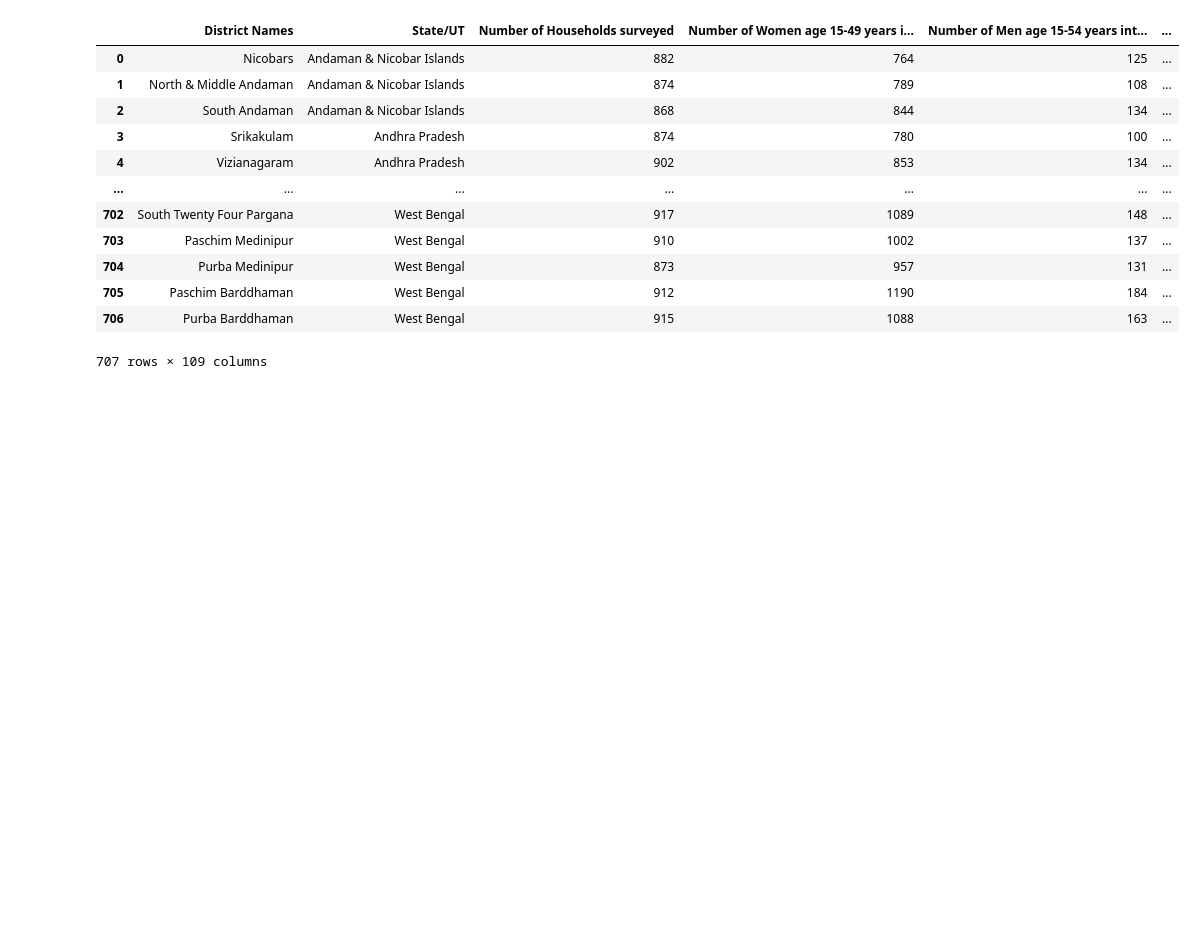
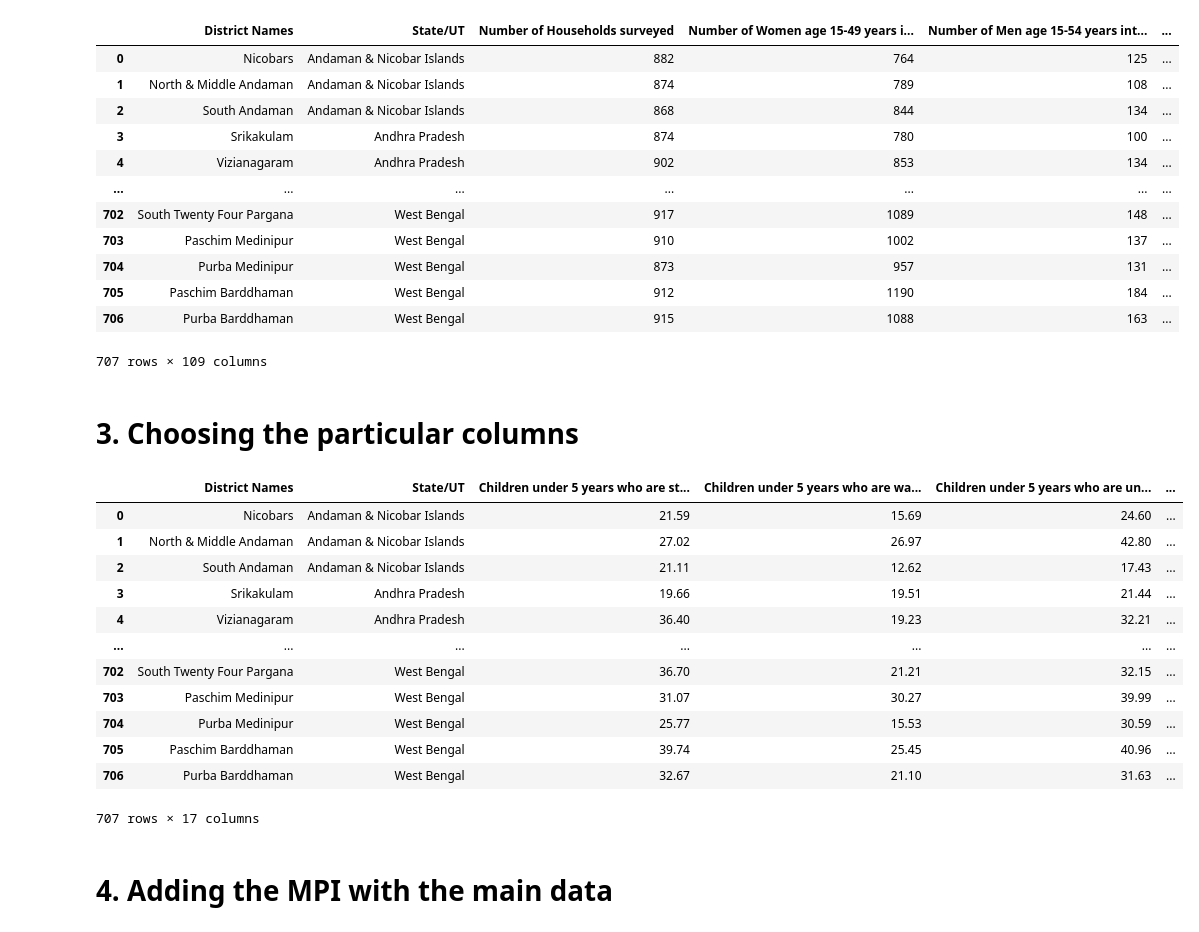
Before and after one commit to rishabhmeel/dai-project-district_analysis, a Jupyter notebook: data_loading.ipynb, the cells around one changed output. Drawn from its saved outputs; the diff is of its cells as text; code cells hidden in the pictures; blank space fills up the shorter version.

Commit message:
choosing useful columns in nfhs factsheet

```diff
--- a/data_loading.ipynb
+++ b/data_loading.ipynb
@@ -34,8 +34,10 @@ PROCESSED_DIR: /home/rishabhmeel/DAI_project/data/processed
 # %% [markdown]
 # 2. Loading the data
 # %%
-dataframe_main = pd.read_excel(os.path.join(RAW_DIR,'datasheet.xls'))
-dataframe_main
+df = pd.read_excel(os.path.join(RAW_DIR,'datasheet.xls'))
+df
+# for col in df.columns:
+#     print(repr(col))
 # %% [output]
 |  | District Names | State/UT | Number of Households surveyed | Number of Women age 15-49 years i... | Number of Men age 15-54 years int... | ... |
 | 0 | Nicobars | Andaman & Nicobar Islands | 882 | 764 | 125 | ... |
@@ -50,3 +52,44 @@ dataframe_main
 | 705 | Paschim Barddhaman | West Bengal | 912 | 1190 | 184 | ... |
 | 706 | Purba Barddhaman | West Bengal | 915 | 1088 | 163 | ... |
 707 rows × 109 columns
+# %% [markdown]
+# 3. Choosing the particular columns
+# %%
+cols_to_keep = [
+    "District Names",
+    "State/UT",
+    "Children under 5 years who are stunted (height-for-age)18 (%)",
+    "Children under 5 years who are wasted (weight-for-height)18 (%)",
+    "Children under 5 years who are underweight (weight-for-age)18 (%)",
+    "Children age 12-23 months fully vaccinated based on information from either vaccination card or mother's recall11 (%)",
+    "Households with any usual member covered under a health insurance/financing scheme (%)",
+    "Women (age 15-49) who are literate4 (%)",
+    "Women (age 15-49)  with 10 or more years of schooling (%)",
+    "Population living in households that use an improved sanitation facility2 (%)",
+    "Population living in households with an improved drinking-water source1 (%)",
+    "Population living in households with electricity (%)",
+    "Households using clean fuel for cooking3 (%)",
+    "Total children age 6-23 months receiving an adequate diet16, 17  (%)",
+    "Children age 6-59 months who are anaemic (<11.0 g/dl)22 (%)",
+    "Mothers who had at least 4 antenatal care visits  (for last birth in the 5 years before the survey) (%)",
+    "Children under age 5 years whose birth was registered with the civil authority (%)"
+]
+
+df = df[cols_to_keep].copy()
+display(df)
+# %% [output]
+|  | District Names | State/UT | Children under 5 years who are st... | Children under 5 years who are wa... | Children under 5 years who are un... | ... |
+| 0 | Nicobars | Andaman & Nicobar Islands | 21.59 | 15.69 | 24.60 | ... |
+| 1 | North & Middle Andaman | Andaman & Nicobar Islands | 27.02 | 26.97 | 42.80 | ... |
+| 2 | South Andaman | Andaman & Nicobar Islands | 21.11 | 12.62 | 17.43 | ... |
+| 3 | Srikakulam | Andhra Pradesh | 19.66 | 19.51 | 21.44 | ... |
+| 4 | Vizianagaram | Andhra Pradesh | 36.40 | 19.23 | 32.21 | ... |
+| ... | ... | ... | ... | ... | ... | ... |
+| 702 | South Twenty Four Pargana | West Bengal | 36.70 | 21.21 | 32.15 | ... |
+| 703 | Paschim Medinipur | West Bengal | 31.07 | 30.27 | 39.99 | ... |
+| 704 | Purba Medinipur | West Bengal | 25.77 | 15.53 | 30.59 | ... |
+| 705 | Paschim Barddhaman | West Bengal | 39.74 | 25.45 | 40.96 | ... |
+| 706 | Purba Barddhaman | West Bengal | 32.67 | 21.10 | 31.63 | ... |
+707 rows × 17 columns
+# %% [markdown]
+# 4. Adding the MPI with the main data
```
